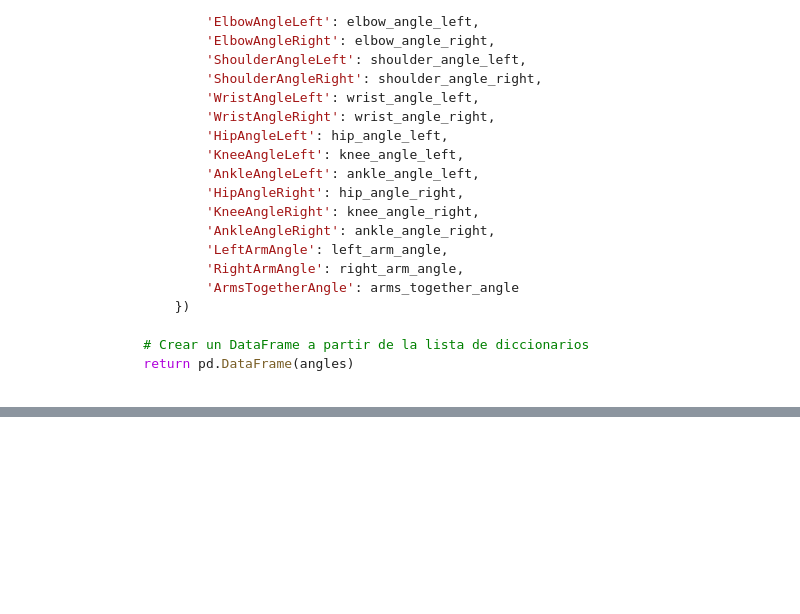
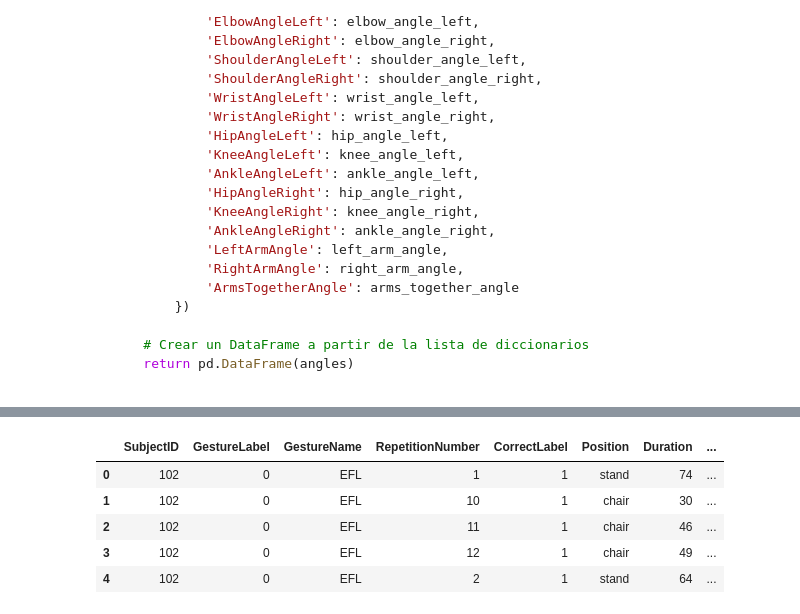
Before and after one commit to nmartinser/Telerehabilitation, a Jupyter notebook: notebooks/leer_dataset.ipynb, the cells around one changed output, grey strips where cells are left out. Drawn from its saved outputs; the diff is of its cells as text; code cells hidden in the pictures; blank space fills up the shorter version.

```diff
--- a/notebooks/leer_dataset.ipynb
+++ b/notebooks/leer_dataset.ipynb
@@ -309,0 +391,11 @@ df_angles.to_csv('../Resultados/angles.csv', index=False)
+# %%
+# Cálculos sobre los ángulos
+df_stats = funtions.calculos_estadísticos(df_angles)
+df_stats.head()
+# %% [output]
+|  | SubjectID | GestureLabel | GestureName | RepetitionNumber | CorrectLabel | Position | Duration | ... |
+| 0 | 102 | 0 | EFL | 1 | 1 | stand | 74 | ... |
+| 1 | 102 | 0 | EFL | 10 | 1 | chair | 30 | ... |
+| 2 | 102 | 0 | EFL | 11 | 1 | chair | 46 | ... |
+| 3 | 102 | 0 | EFL | 12 | 1 | chair | 49 | ... |
+| 4 | 102 | 0 | EFL | 2 | 1 | stand | 64 | ... |
```
Also changed, not shown: parts of 11 cells of this notebook, 1 other file.
